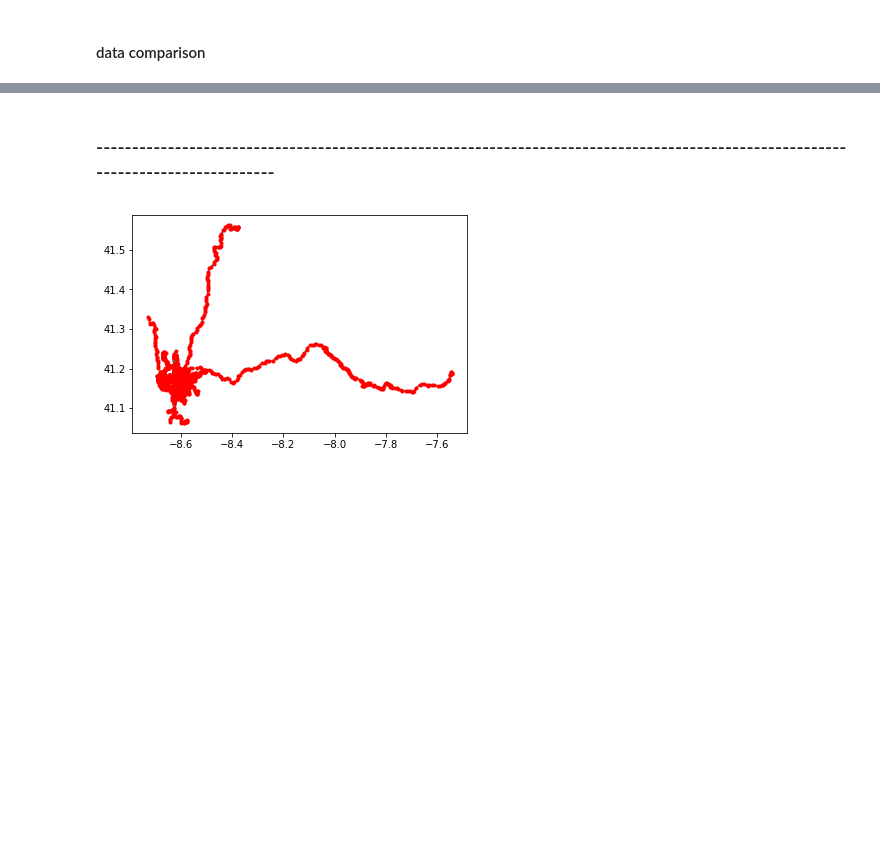
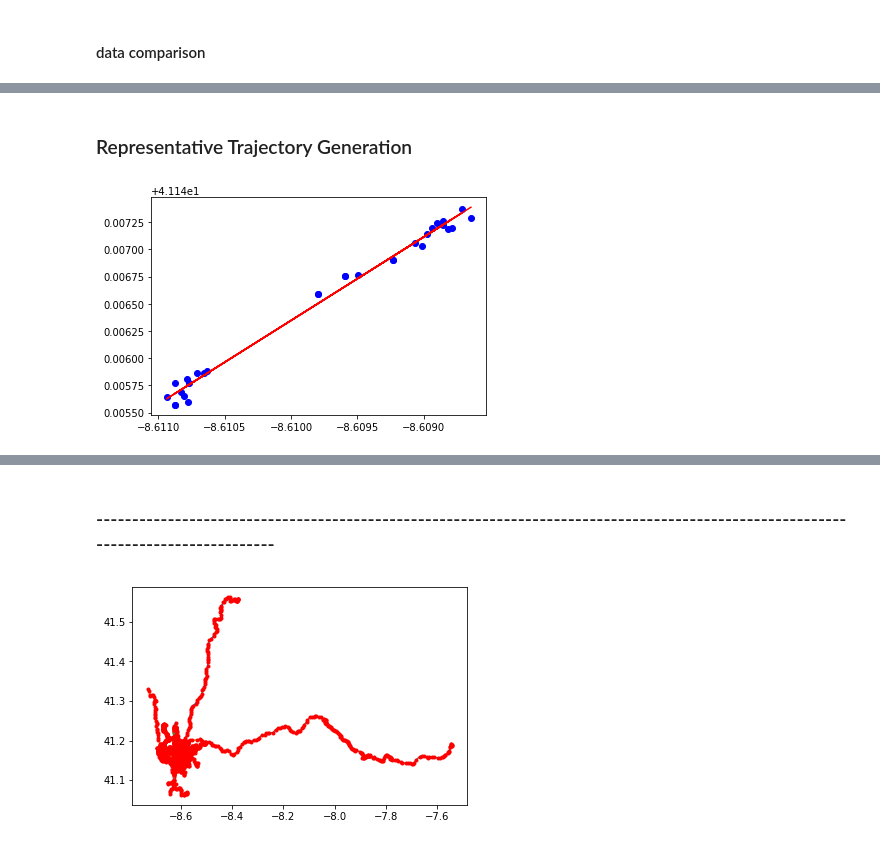
Before and after one commit to jiafug/dbpro, a Jupyter notebook: transform.ipynb, the cells around one changed output, grey strips where cells are left out. Cells and saved outputs as stored; diff of their text form; code cells hidden in the pictures; blank space fills up the shorter version.

Commit message:
simple linear regression test

```diff
--- a/transform.ipynb
+++ b/transform.ipynb
@@ -1043,3 +1045,40 @@ time consumption in ms: 269
+# %% [markdown]
+### Representative Trajectory Generation
+# %%
+'''
+simple linear regression
+'''
+
+from sklearn.linear_model import LinearRegression
+
+
+counter = 0
+
+for entry in clusters:
+    '''
+    Das Ändern der 1 in der if-Abfrage, ändert das Testcluster
+    '''
+    if counter == 1:
+        lon1_list = entry['lon1'].values.tolist()
+        lon2_list = entry['lon2'].values.tolist()
+        lon1_list.extend(lon2_list)
+        x_list = np.array(lon1_list).reshape(-1, 1)
+        lat1_list = entry['lat1'].values.tolist()
+        lat2_list = entry['lat2'].values.tolist()
+        lat1_list.extend(lat2_list)
+        y_list = np.array(lat1_list).reshape(-1, 1)
+
+        linear_regressor = LinearRegression()  # create object for the class
+        linear_regressor.fit(x_list, y_list)  # perform linear regression
+        Y_pred = linear_regressor.predict(x_list)  # make predictions
+
+        fig = plt.figure()
+        plt.plot(x_list, y_list, 'bo')
+        plt.plot(x_list, Y_pred, color='red')
+        plt.show()
+    counter += 1
+# %% [output]
+[figure, added]
 # %%
 mplleaflet.display(fig=fig)
 # %% [output]
```
Also changed, not shown: parts of 7 cells of this notebook.
